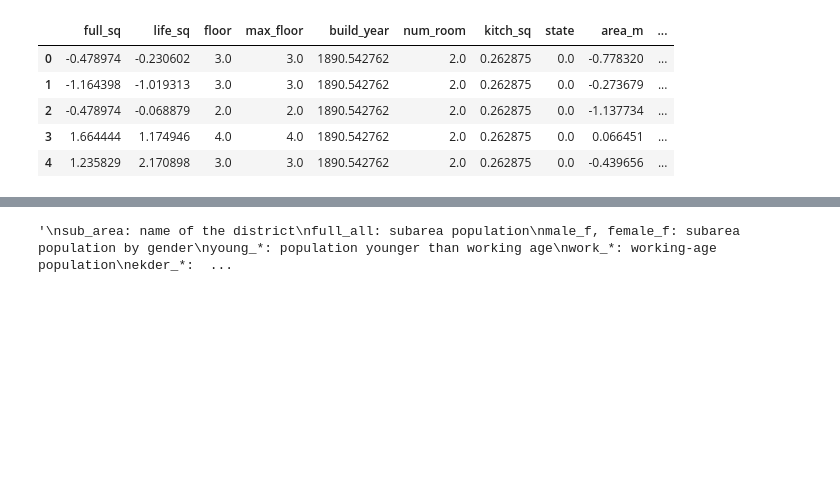
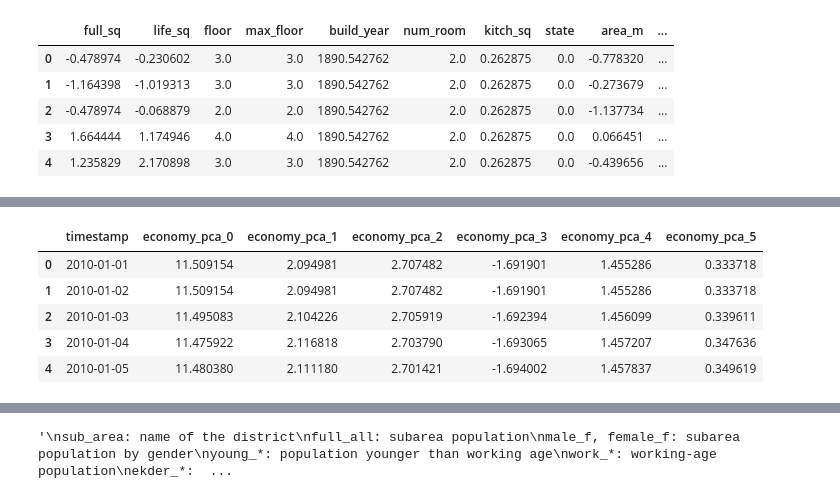
Before and after one commit to markertsean/russian_housing, a Jupyter notebook: visualize.ipynb, the cells around one changed output, grey strips where cells are left out. Cells and saved outputs as stored; diff of their text form; code cells hidden in the pictures; blank space fills up the shorter version.

```diff
--- a/visualize.ipynb
+++ b/visualize.ipynb
@@ -251,0 +263,9 @@ dtype: float64
+# %%
+eco_df.head()
+# %% [output]
+|  | timestamp | economy_pca_0 | economy_pca_1 | economy_pca_2 | economy_pca_3 | economy_pca_4 | economy_pca_5 |
+| 0 | 2010-01-01 | 11.509154 | 2.094981 | 2.707482 | -1.691901 | 1.455286 | 0.333718 |
+| 1 | 2010-01-02 | 11.509154 | 2.094981 | 2.707482 | -1.691901 | 1.455286 | 0.333718 |
+| 2 | 2010-01-03 | 11.495083 | 2.104226 | 2.705919 | -1.692394 | 1.456099 | 0.339611 |
+| 3 | 2010-01-04 | 11.475922 | 2.116818 | 2.703790 | -1.693065 | 1.457207 | 0.347636 |
+| 4 | 2010-01-05 | 11.480380 | 2.111180 | 2.701421 | -1.694002 | 1.457837 | 0.349619 |
```
Also changed, not shown: parts of 11 cells of this notebook.
